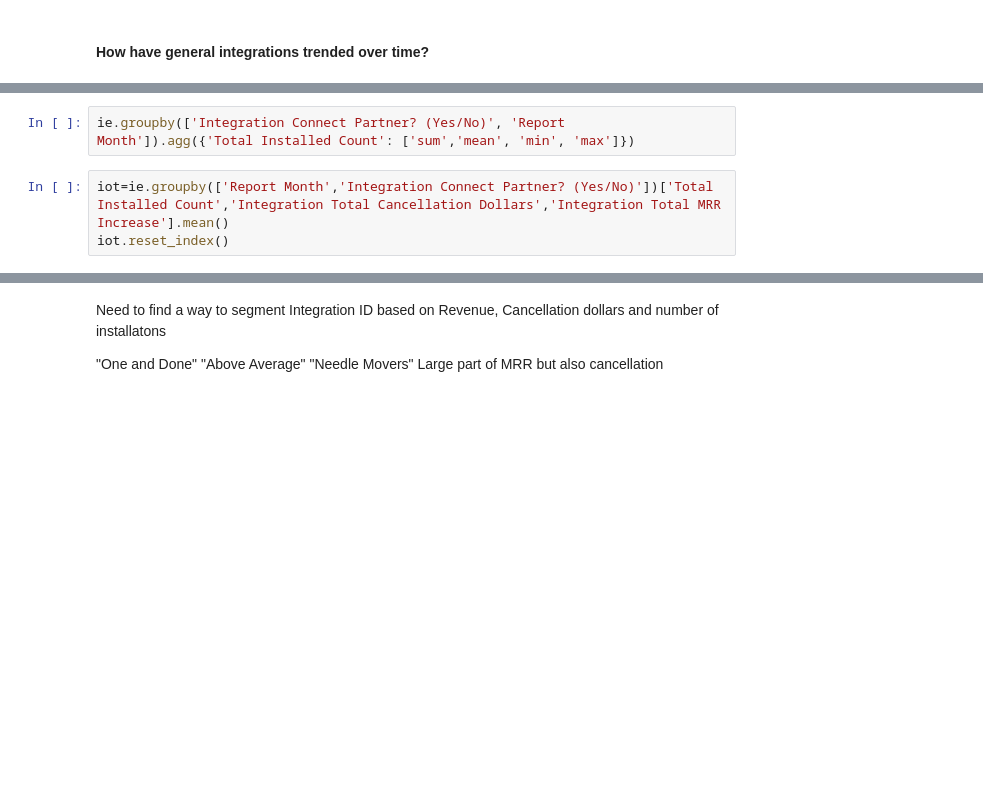
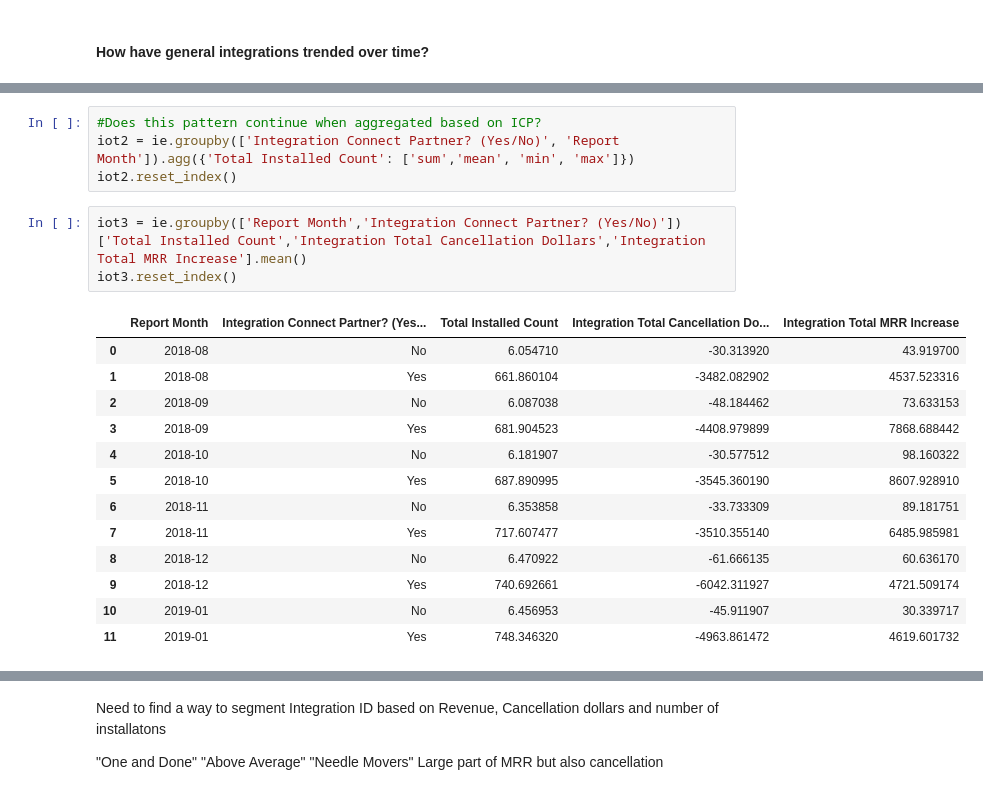
Before and after one commit to Sricha02/Study, a Jupyter notebook: Case_Study.ipynb, the cells around one changed output, grey strips where cells are left out. Cells and saved outputs as stored; diff of their text form; blank space fills up the shorter version.

```diff
--- a/Case_Study.ipynb
+++ b/Case_Study.ipynb
@@ -179,8 +174,24 @@ For customers, ICP and not, the Total Installation Count is on the rise
 # %%
-ie.groupby(['Integration Connect Partner? (Yes/No)', 'Report Month']).agg({'Total Installed Count': ['sum','mean', 'min', 'max']})
+#Does this pattern continue when aggregated based on ICP?
+iot2 = ie.groupby(['Integration Connect Partner? (Yes/No)', 'Report Month']).agg({'Total Installed Count': ['sum','mean', 'min', 'max']})
+iot2.reset_index()
 # %%
-iot=ie.groupby(['Report Month','Integration Connect Partner? (Yes/No)'])['Total Installed Count','Integration Total Cancellation Dollars','Integration Total MRR Increase'].mean()
-iot.reset_index()
+iot3 = ie.groupby(['Report Month','Integration Connect Partner? (Yes/No)'])['Total Installed Count','Integration Total Cancellation Dollars','Integration Total MRR Increase'].mean()
+iot3.reset_index()
+# %% [output]
+|  | Report Month | Integration Connect Partner? (Yes... | Total Installed Count | Integration Total Cancellation Do... | Integration Total MRR Increase |
+| 0 | 2018-08 | No | 6.054710 | -30.313920 | 43.919700 |
+| 1 | 2018-08 | Yes | 661.860104 | -3482.082902 | 4537.523316 |
+| 2 | 2018-09 | No | 6.087038 | -48.184462 | 73.633153 |
+| 3 | 2018-09 | Yes | 681.904523 | -4408.979899 | 7868.688442 |
+| 4 | 2018-10 | No | 6.181907 | -30.577512 | 98.160322 |
+| 5 | 2018-10 | Yes | 687.890995 | -3545.360190 | 8607.928910 |
+| 6 | 2018-11 | No | 6.353858 | -33.733309 | 89.181751 |
+| 7 | 2018-11 | Yes | 717.607477 | -3510.355140 | 6485.985981 |
+| 8 | 2018-12 | No | 6.470922 | -61.666135 | 60.636170 |
+| 9 | 2018-12 | Yes | 740.692661 | -6042.311927 | 4721.509174 |
+| 10 | 2019-01 | No | 6.456953 | -45.911907 | 30.339717 |
+| 11 | 2019-01 | Yes | 748.346320 | -4963.861472 | 4619.601732 |
 # %%
 ibm=ie.groupby(['Report Month'])['Paid Portal Installed Count','Free Portal Installed Count', 'Integration Total Cancellation Dollars'].mean()
 ibm.reset_index()
```
Also changed, not shown: parts of 30 cells of this notebook, 7 other files.
